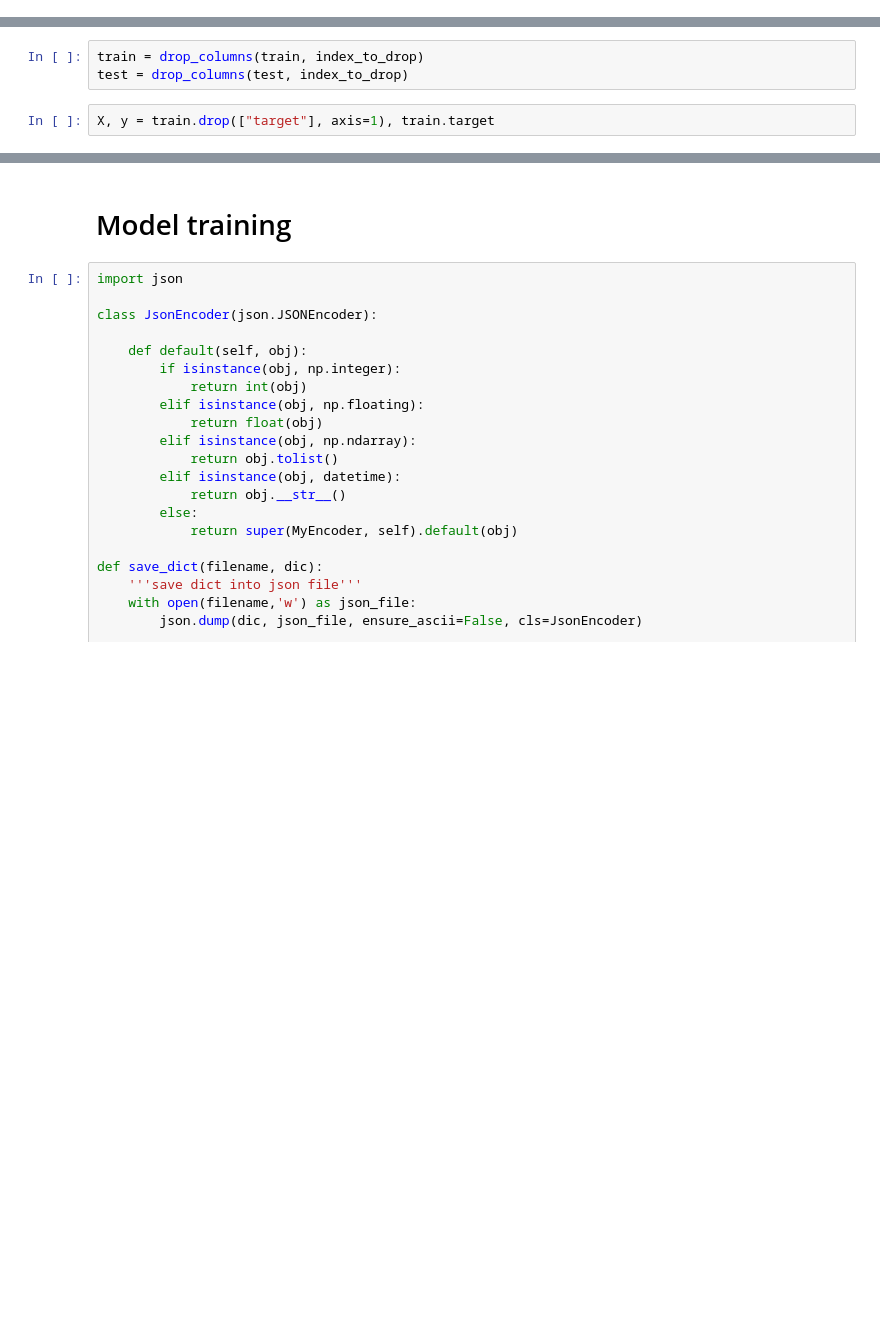
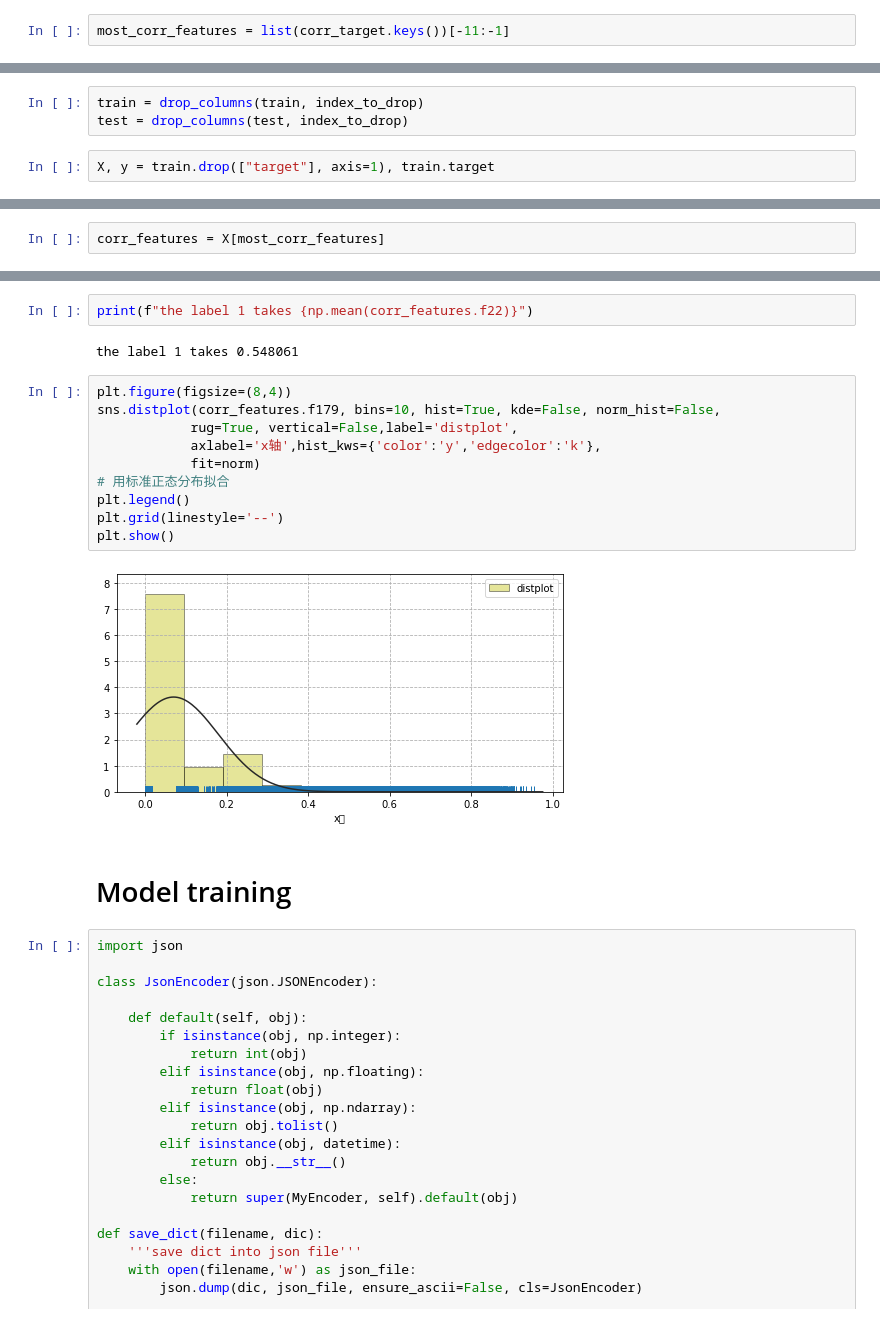
Before and after one commit to AaronWyh/TPS_10, a Jupyter notebook: main.ipynb, the cells around one changed output, grey strips where cells are left out. Saved outputs shown, nothing was run; the diff lists cells and outputs as text; blank space fills up the shorter version.

```diff
--- a/main.ipynb
+++ b/main.ipynb
@@ -142,3 +149,5 @@ corr_target = corr_target.apply(lambda x: x if x > 0 else x*(-1)).sort_values()
+# %%
+most_corr_features = list(corr_target.keys())[-11:-1]
 # %% [markdown]
 # Preprocessing
 # %% [markdown]
@@ -156,0 +168,2 @@ X, y = train.drop(["target"], axis=1), train.target
+# %%
+corr_features = X[most_corr_features]
@@ -157,3 +186,19 @@ X, y = train.drop(["target"], axis=1), train.target
+# %%
+print(f"the label 1 takes {np.mean(corr_features.f22)}")
+# %% [output]
+the label 1 takes 0.548061
+# %%
+plt.figure(figsize=(8,4))
+sns.distplot(corr_features.f179, bins=10, hist=True, kde=False, norm_hist=False,
+            rug=True, vertical=False,label='distplot',
+            axlabel='x轴',hist_kws={'color':'y','edgecolor':'k'},
+            fit=norm)
+# 用标准正态分布拟合
+plt.legend()
+plt.grid(linestyle='--')
+plt.show()
+# %% [output]
+[figure, added]
 # %% [markdown]
 # Model training
 # %%
```
Also changed, not shown: parts of 6 cells of this notebook, 1 other file.
